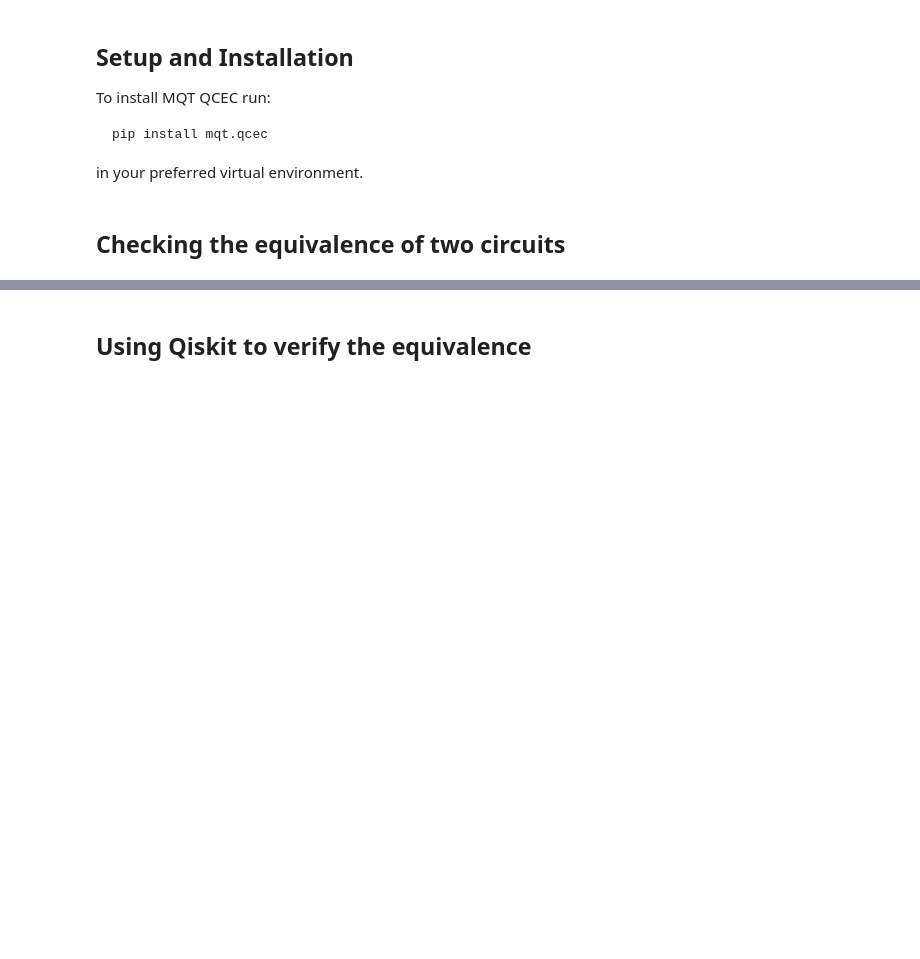
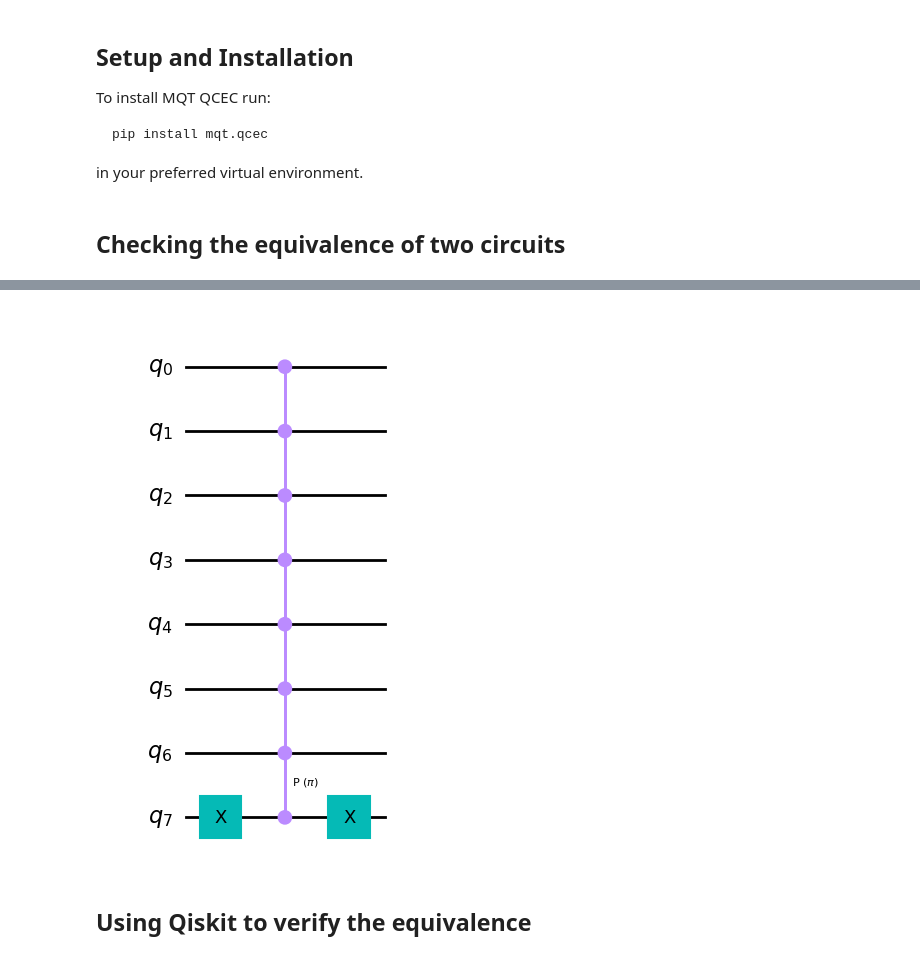
Before and after one commit to Saydemr/quantum-computing, a Jupyter notebook: 09_verification_handson.ipynb, the cells around one changed output, grey strips where cells are left out. Saved outputs shown, nothing was run; the diff lists cells and outputs as text; code cells hidden in the pictures; blank space fills up the shorter version.

```diff
--- a/09_verification_handson.ipynb
+++ b/09_verification_handson.ipynb
@@ -32,22 +34,24 @@ qc1.draw(output="mpl")
 # %%
-qc2 = QuantumCircuit(2)
-qc2.cx(0, 1)
-qc2.cx(1, 0)
-qc2.cx(0, 1)
+# qc2 = QuantumCircuit(2)
+# qc2.cx(0, 1)
+# qc2.cx(1, 0)
+# qc2.cx(0, 1)
 
 # qc2 = QuantumCircuit(2)
 # qc2.h(0)
 # qc2.h(1)
 # qc2.cx(1, 0)
 # qc2.h(0)
 # qc2.h(1)
 
-# qc2 = QuantumCircuit(num_qubits)
-# qc2.x(num_qubits - 1)
-# qc2.mcp(np.pi, list(range(num_qubits - 1)), num_qubits - 1)
-# qc2.x(num_qubits - 1)
+qc2 = QuantumCircuit(num_qubits)
+qc2.x(num_qubits - 1)
+qc2.mcp(np.pi, list(range(num_qubits - 1)), num_qubits - 1)
+qc2.x(num_qubits - 1)
 
 qc2.draw(output="mpl")
+# %% [output]
+[figure, added]
 # %% [markdown]
 ## Using Qiskit to verify the equivalence
 # %%
```
Also changed, not shown: parts of 17 cells of this notebook.
